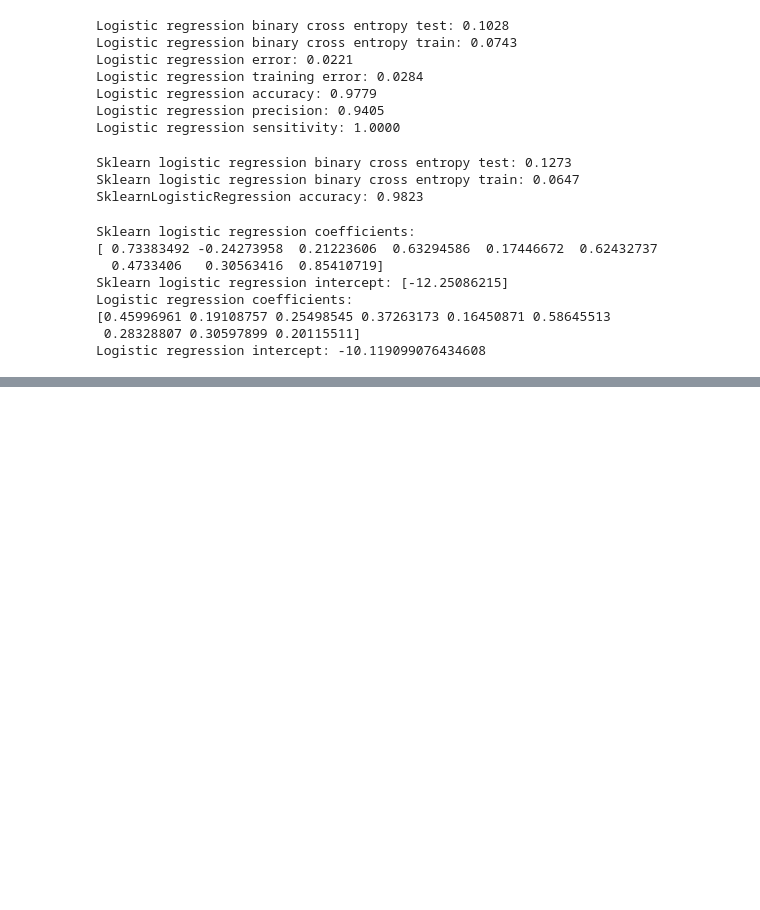
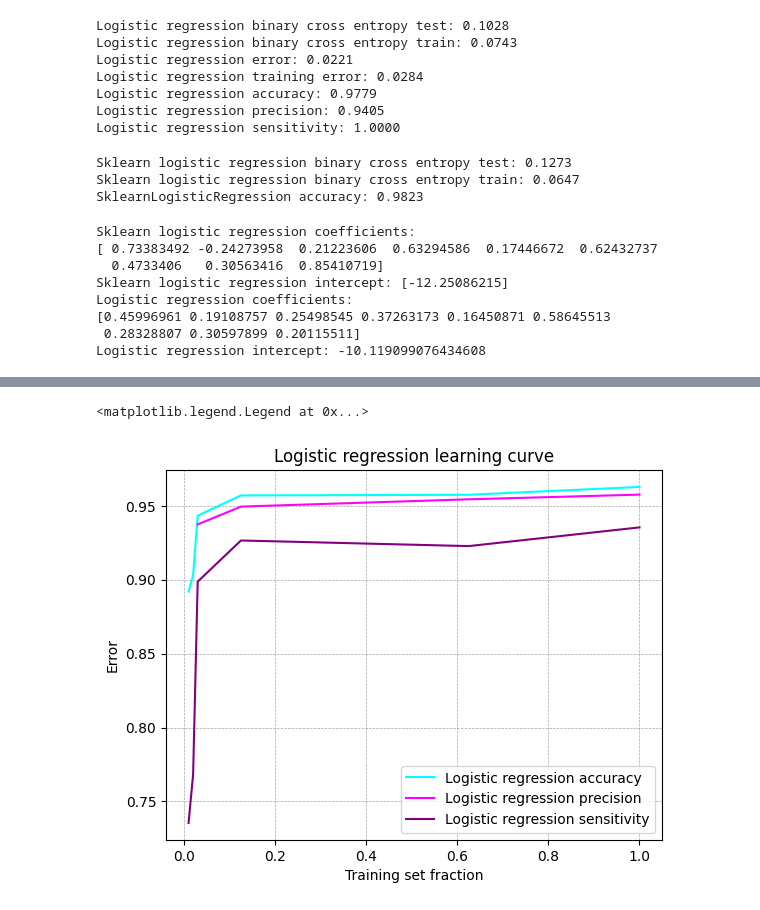
Before and after one commit to cieplypolar/friendly-classification, a Jupyter notebook: playground.ipynb, the cells around one changed output, grey strips where cells are left out. Saved outputs shown, nothing was run; the diff lists cells and outputs as text; code cells hidden in the pictures; blank space fills up the shorter version.

```diff
--- a/playground.ipynb
+++ b/playground.ipynb
@@ -423,0 +625,32 @@ Notatki:
+# %%
+from classification import LogisticRegression
+from gradient import NormalizedGradientDescent
+from measures import learning_curve_acc_prec_sens
+
+training_set_fractions = [0.01, 0.02, 0.03, 0.125, 0.625, 1]
+regression = LogisticRegression(
+  grad=NormalizedGradientDescent(),
+  standardize=True,
+  alpha=0.01,
+  epochs=10,
+  fit_intercept=True)
+
+regression_learning_curve = learning_curve_acc_prec_sens(regression, datasets, training_set_fractions)
+
+fig, ax = plt.subplots()
+ax.grid(color='gray', linestyle='--', linewidth=0.5, alpha=0.7)
+sns.lineplot(
+    x = training_set_fractions, y = regression_learning_curve[0],
+    ax = ax, label='Logistic regression accuracy', color='cyan')
+sns.lineplot(
+    x = training_set_fractions, y = regression_learning_curve[1],
+    ax = ax, label='Logistic regression precision', color='magenta')
+sns.lineplot(
+    x = training_set_fractions, y = regression_learning_curve[2],
+    ax = ax, label='Logistic regression sensitivity', color='purple')
+ax.set(xlabel='Training set fraction', ylabel='Error')
+ax.set_title('Logistic regression learning curve')
+plt.legend()
+# %% [output]
+<matplotlib.legend.Legend at 0x...>
+[figure, added]
```
Also changed, not shown: parts of 37 cells of this notebook, 3 other files.
